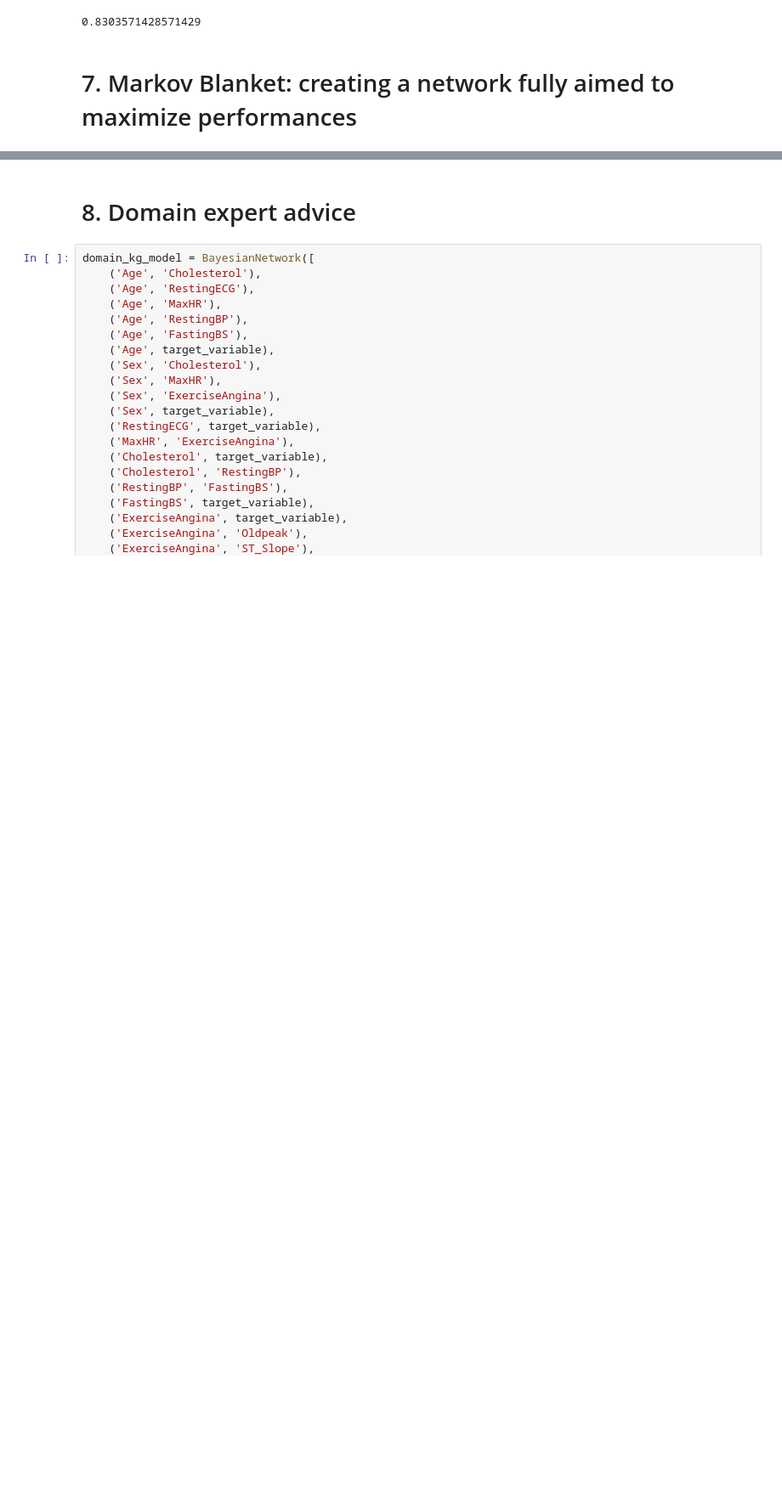
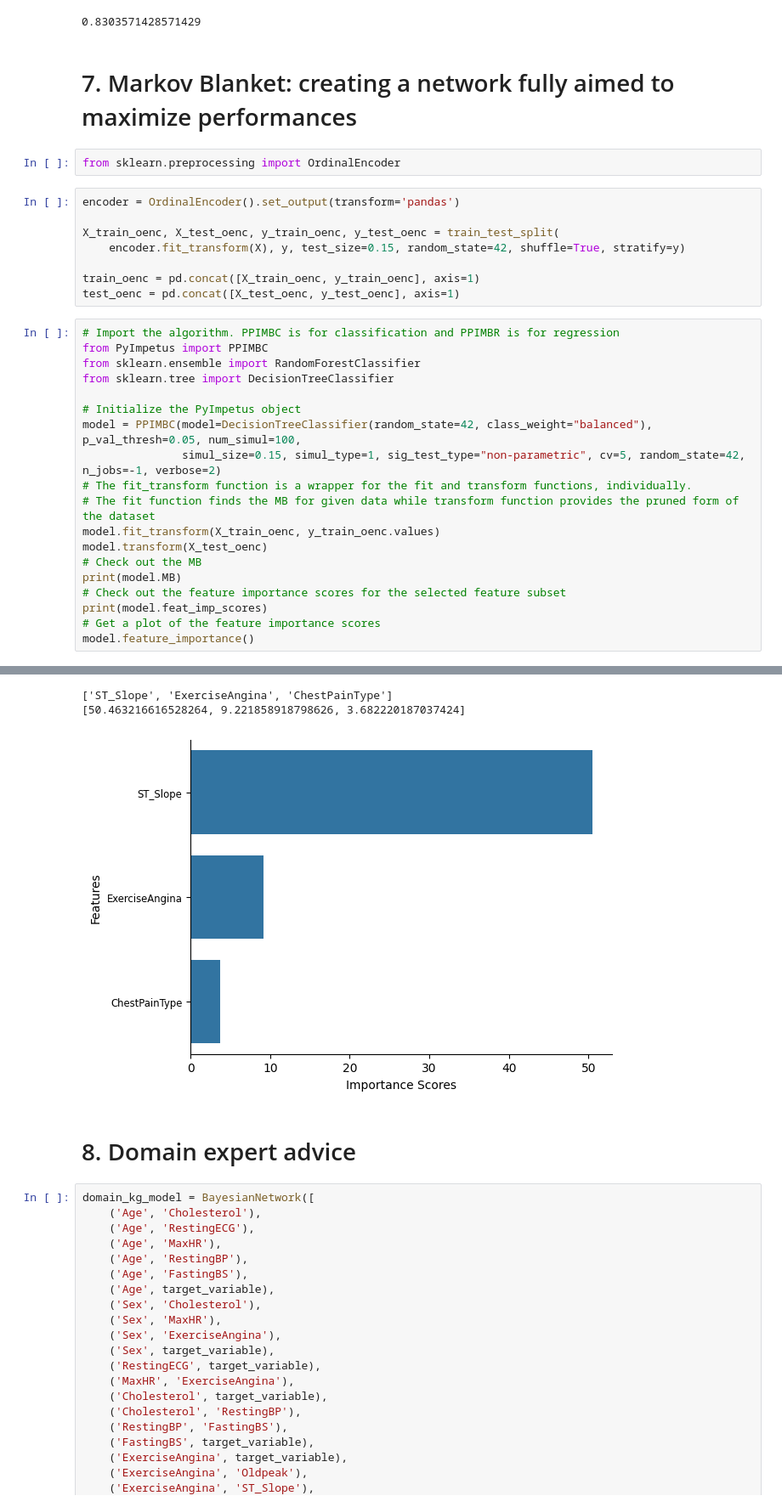
Before and after one commit to MatteoFasulo/BayesianHeartDisease, a Jupyter notebook: definitivo.ipynb, the cells around one changed output, grey strips where cells are left out. Shown at 85% size. Saved outputs shown, nothing was run; the diff lists cells and outputs as text; blank space fills up the shorter version.

```diff
--- a/definitivo.ipynb
+++ b/definitivo.ipynb
@@ -347,3 +349,33 @@ accuracy_score(y_test, y_pred[target_variable])
 0.8303571428571429
 # %% [markdown]
 # 7. Markov Blanket: creating a network fully aimed to maximize performances
+# %%
+from sklearn.preprocessing import OrdinalEncoder
+# %%
+encoder = OrdinalEncoder().set_output(transform='pandas')
+
+X_train_oenc, X_test_oenc, y_train_oenc, y_test_oenc = train_test_split(
+    encoder.fit_transform(X), y, test_size=0.15, random_state=42, shuffle=True, stratify=y)
+
+train_oenc = pd.concat([X_train_oenc, y_train_oenc], axis=1)
+test_oenc = pd.concat([X_test_oenc, y_test_oenc], axis=1)
+# %%
+# Import the algorithm. PPIMBC is for classification and PPIMBR is for regression
+from PyImpetus import PPIMBC
+from sklearn.ensemble import RandomForestClassifier
+from sklearn.tree import DecisionTreeClassifier
+
+# Initialize the PyImpetus object
+model = PPIMBC(model=DecisionTreeClassifier(random_state=42, class_weight="balanced"), p_val_thresh=0.05, num_simul=100,
+               simul_size=0.15, simul_type=1, sig_test_type="non-parametric", cv=5, random_state=42, n_jobs=-1, verbose=2)
+# The fit_transform function is a wrapper for the fit and transform functions, individually.
+# The fit function finds the MB for given data while transform function provides the pruned form of the dataset
+model.fit_transform(X_train_oenc, y_train_oenc.values)
+model.transform(X_test_oenc)
+# Check out the MB
+print(model.MB)
+# Check out the feature importance scores for the selected feature subset
+print(model.feat_imp_scores)
+# Get a plot of the feature importance scores
+model.feature_importance()
+# %% [output]
@@ -350,3 +399,6 @@ accuracy_score(y_test, y_pred[target_variable])
+['ST_Slope', 'ExerciseAngina', 'ChestPainType']
+[50.463216616528264, 9.221858918798626, 3.682220187037424]
+[figure, added]
 # %% [markdown]
 # 8. Domain expert advice
 # %%
```
Also changed, not shown: parts of 5 cells of this notebook.
